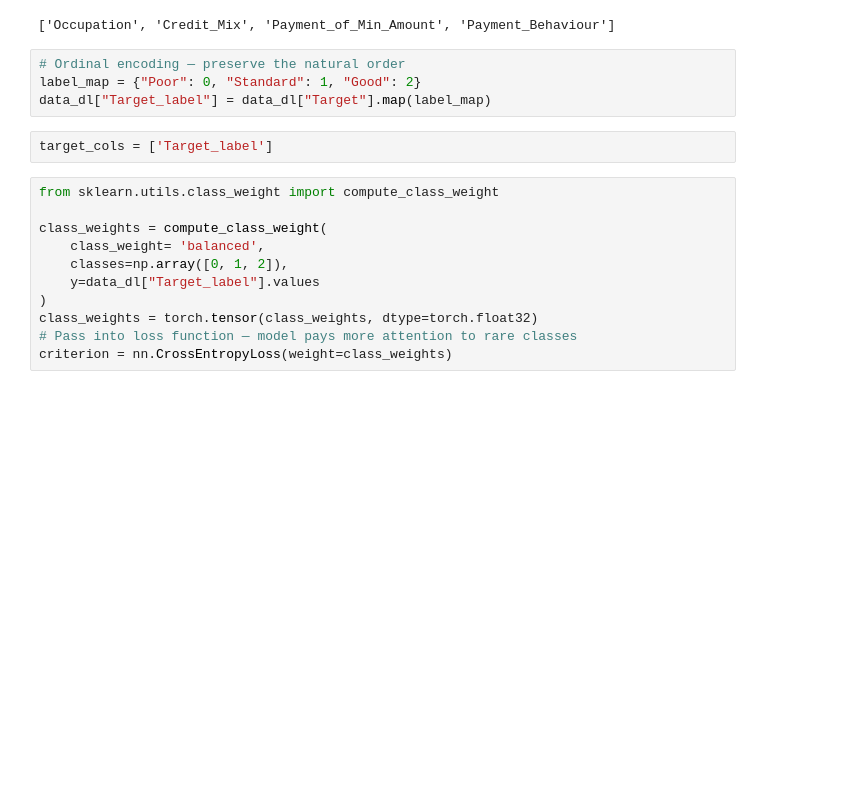
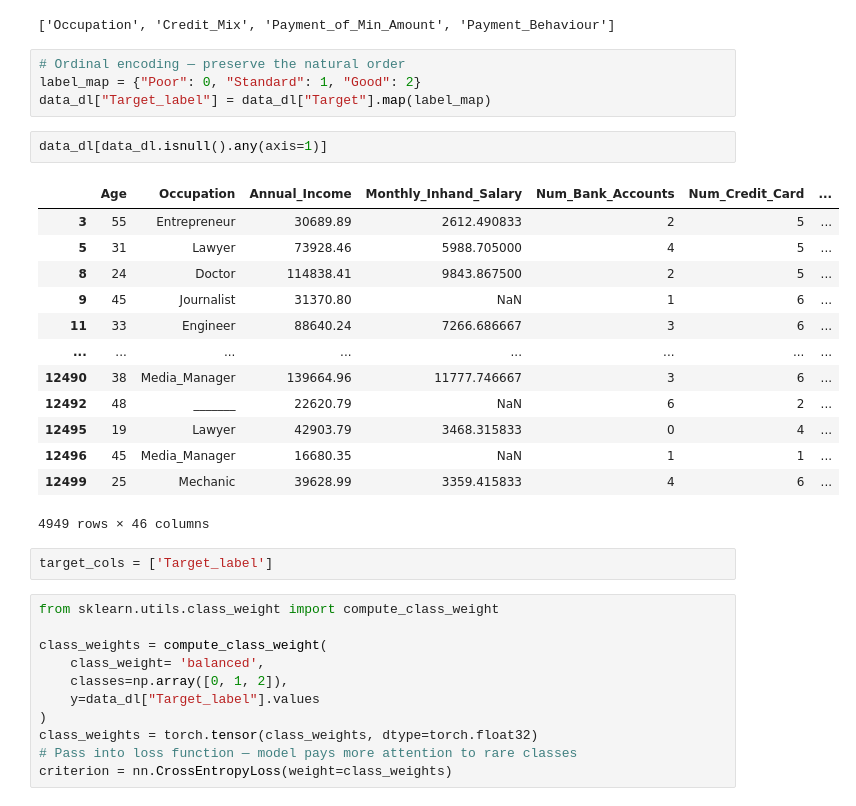
Before and after one commit to josephine-amponsah/credit-scoring-nlp-dl, a Jupyter notebook: deep_learning.ipynb, the cells around one changed output. Drawn from its saved outputs; the diff is of its cells as text; blank space fills up the shorter version.

```diff
--- a/deep_learning.ipynb
+++ b/deep_learning.ipynb
@@ -40,6 +40,22 @@ cat_cols
 # Ordinal encoding — preserve the natural order
 label_map = {"Poor": 0, "Standard": 1, "Good": 2}
 data_dl["Target_label"] = data_dl["Target"].map(label_map)
+# %%
+data_dl[data_dl.isnull().any(axis=1)]
+# %% [output]
+|  | Age | Occupation | Annual_Income | Monthly_Inhand_Salary | Num_Bank_Accounts | Num_Credit_Card | ... |
+| 3 | 55 | Entrepreneur | 30689.89 | 2612.490833 | 2 | 5 | ... |
+| 5 | 31 | Lawyer | 73928.46 | 5988.705000 | 4 | 5 | ... |
+| 8 | 24 | Doctor | 114838.41 | 9843.867500 | 2 | 5 | ... |
+| 9 | 45 | Journalist | 31370.80 | NaN | 1 | 6 | ... |
+| 11 | 33 | Engineer | 88640.24 | 7266.686667 | 3 | 6 | ... |
+| ... | ... | ... | ... | ... | ... | ... | ... |
+| 12490 | 38 | Media_Manager | 139664.96 | 11777.746667 | 3 | 6 | ... |
+| 12492 | 48 | _______ | 22620.79 | NaN | 6 | 2 | ... |
+| 12495 | 19 | Lawyer | 42903.79 | 3468.315833 | 0 | 4 | ... |
+| 12496 | 45 | Media_Manager | 16680.35 | NaN | 1 | 1 | ... |
+| 12499 | 25 | Mechanic | 39628.99 | 3359.415833 | 4 | 6 | ... |
+4949 rows × 46 columns
 # %%
 target_cols = ['Target_label']
 # %%
```
Also changed, not shown: parts of 18 cells of this notebook.
